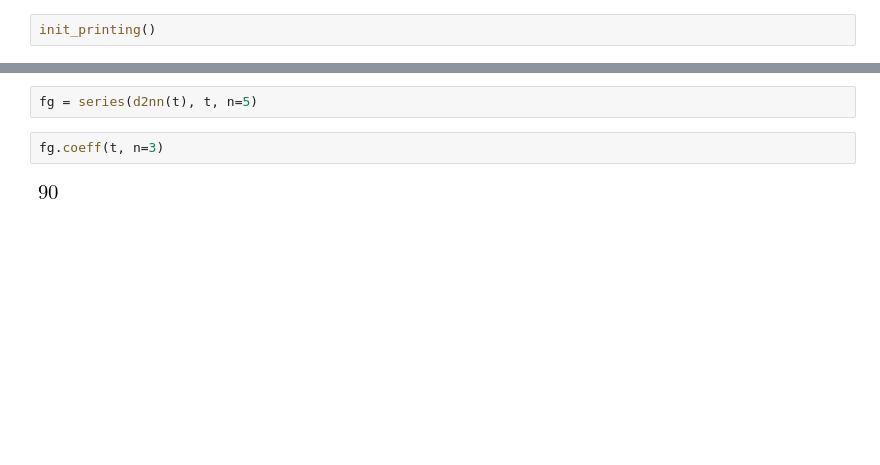
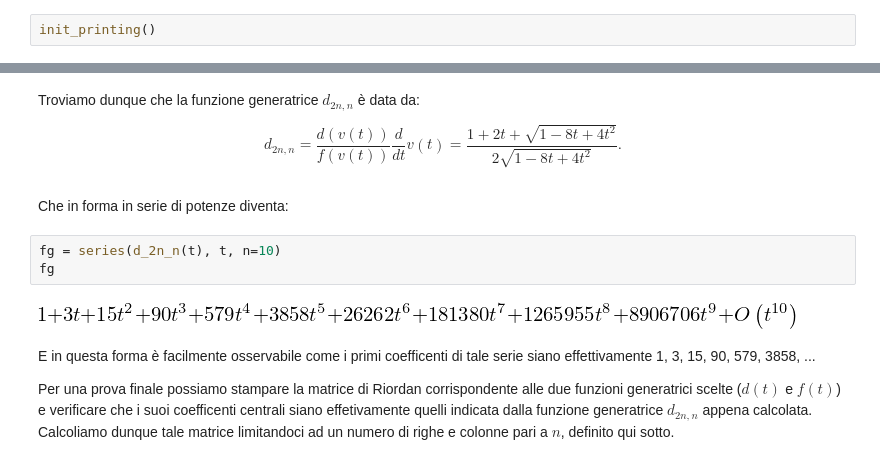
Before and after one commit to elia-mercatanti/aads-project, a Jupyter notebook: Central Coefficients of Riordan Matrices.ipynb, the cells around one changed output, grey strips where cells are left out. Saved outputs shown, nothing was run; the diff lists cells and outputs as text; blank space fills up the shorter version.

```diff
--- a/Central Coefficients of Riordan Matrices.ipynb
+++ b/Central Coefficients of Riordan Matrices.ipynb
@@ -72,7 +136,18 @@ d2nn
+# %% [markdown]
+Troviamo dunque che la funzione generatrice $d_{2n,n}$ è data da:
+
+\begin{equation}
+d_{2n,n}=\frac{d(v(t))}{f(v(t))}\frac{d}{dt}v(t)=\frac{1+2t+\sqrt{1-8t+4t^2}}{2\sqrt{1-8t+4t^2}}.
+\end{equation}
+# %% [markdown]
+Che in forma in serie di potenze diventa:
 # %%
-fg = series(d2nn(t), t, n=5)
+fg = series(d_2n_n(t), t, n=10)
+fg
+# %% [output]
+[figure, added]
-# %%
-fg.coeff(t, n=3)
-# %% [output]
-[figure, removed]
+# %% [markdown]
+E in questa forma è facilmente osservabile come i primi coefficenti di tale serie siano effettivamente 1, 3, 15, 90, 579, 3858, ...
+
+Per una prova finale possiamo stampare la matrice di Riordan corrispondente alle due funzioni generatrici scelte ($d(t)$ e $f(t)$) e verificare che i suoi coefficenti centrali siano effetivamente quelli indicata dalla funzione generatrice $d_{2n,n}$ appena calcolata. Calcoliamo dunque tale matrice limitandoci ad un numero di righe e colonne pari a $n$, definito qui sotto.
 # %%
```
Also changed, not shown: parts of 27 cells of this notebook.
